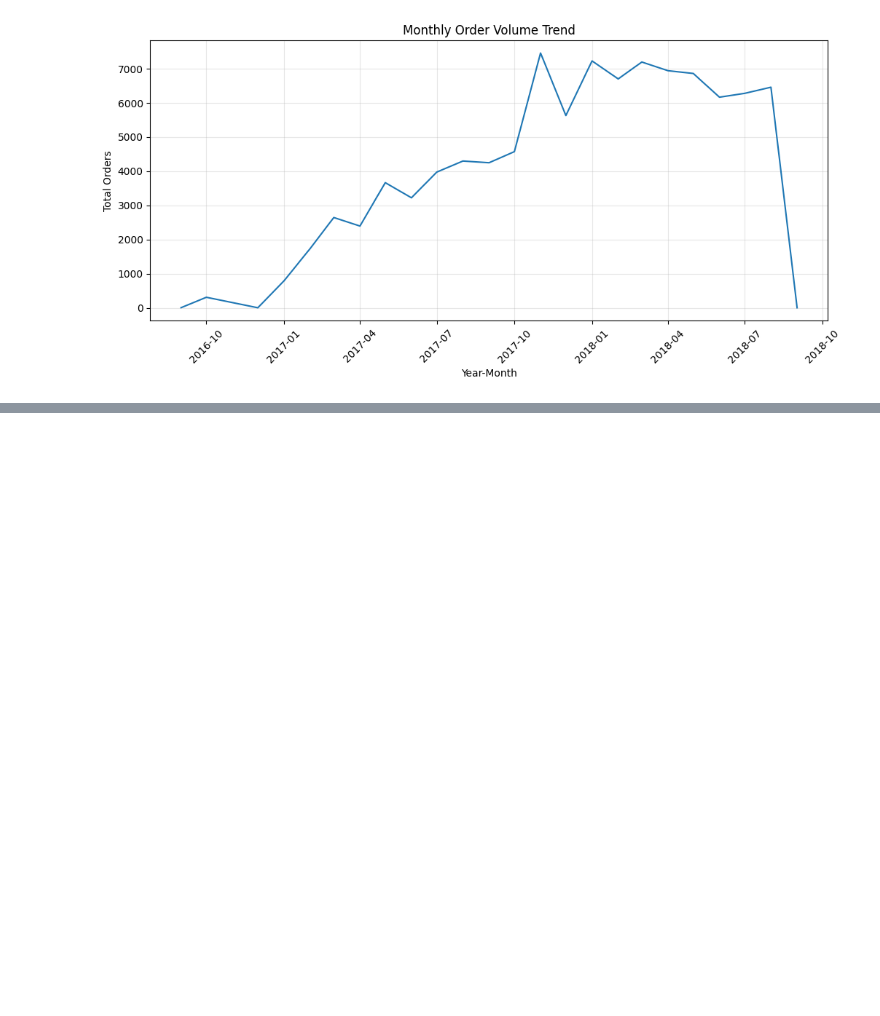
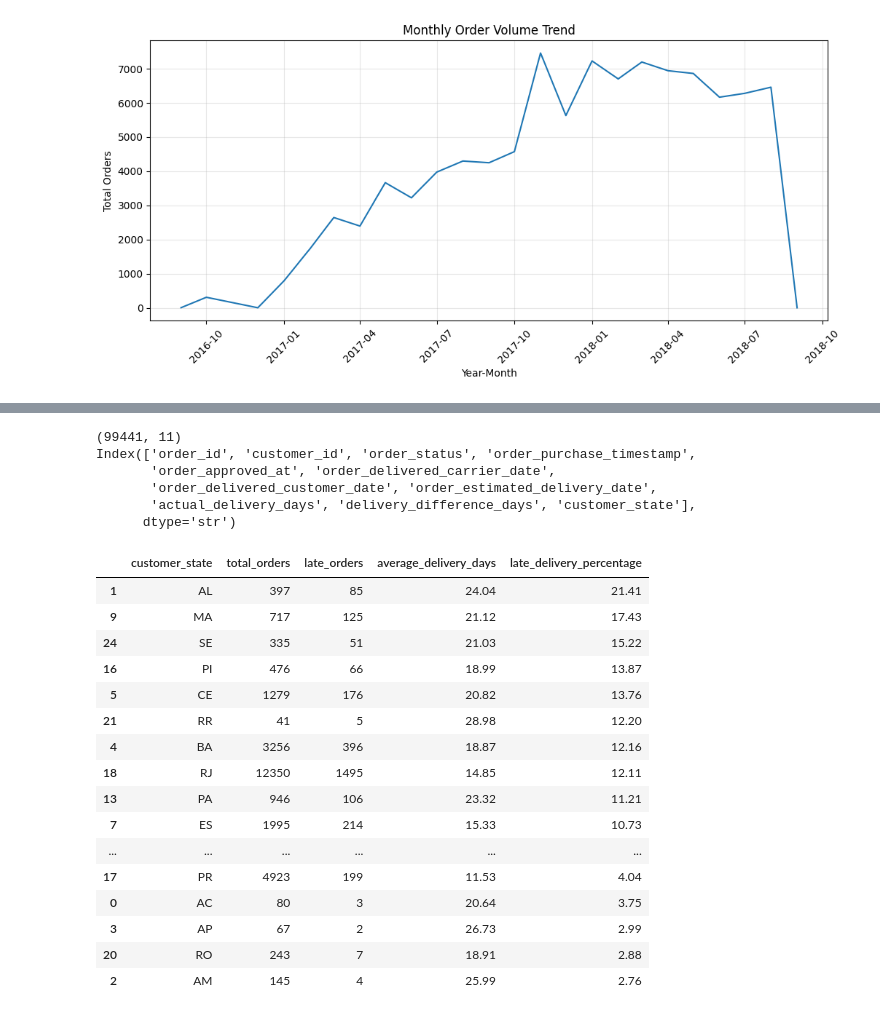
Before and after one commit to NazreenShanavaz/ecommerce-customer-intelligence, a Jupyter notebook: notebooks/03_sales_performance_analysis.ipynb, the cells around one changed output, grey strips where cells are left out. Drawn from its saved outputs; the diff is of its cells as text; code cells hidden in the pictures; blank space fills up the shorter version.

```diff
--- a/notebooks/03_sales_performance_analysis.ipynb
+++ b/notebooks/03_sales_performance_analysis.ipynb
@@ -288,0 +1289,10 @@ plt.show()
+# %%
+print(delivery_state.shape)
+print(delivery_state.columns)
+# %% [output]
+(99441, 11)
+Index(['order_id', 'customer_id', 'order_status', 'order_purchase_timestamp',
+       'order_approved_at', 'order_delivered_carrier_date',
+       'order_delivered_customer_date', 'order_estimated_delivery_date',
+       'actual_delivery_days', 'delivery_difference_days', 'customer_state'],
+      dtype='str')
@@ -288,0 +1303,44 @@ plt.show()
+# %%
+delivered_orders = delivery_state[
+    (delivery_state['order_status'] == 'delivered') &
+    (delivery_state['delivery_difference_days'].notna())
+]
+# %%
+delivery_by_state = (
+    delivered_orders
+    .groupby('customer_state')
+    .agg(
+        total_orders=('order_id', 'nunique'),
+        late_orders=('is_late', 'sum'),
+        average_delivery_days=('actual_delivery_days', 'mean')
+    )
+    .reset_index()
+)
+# %%
+delivery_by_state['late_delivery_percentage'] = (
+    delivery_by_state['late_orders'] /
+    delivery_by_state['total_orders'] * 100
+)
+# %%
+delivery_by_state.sort_values(
+    by='late_delivery_percentage',
+    ascending=False
+).round(2)
+# %% [output]
+|  | customer_state | total_orders | late_orders | average_delivery_days | late_delivery_percentage |
+| 1 | AL | 397 | 85 | 24.04 | 21.41 |
+| 9 | MA | 717 | 125 | 21.12 | 17.43 |
+| 24 | SE | 335 | 51 | 21.03 | 15.22 |
+| 16 | PI | 476 | 66 | 18.99 | 13.87 |
+| 5 | CE | 1279 | 176 | 20.82 | 13.76 |
+| 21 | RR | 41 | 5 | 28.98 | 12.20 |
+| 4 | BA | 3256 | 396 | 18.87 | 12.16 |
+| 18 | RJ | 12350 | 1495 | 14.85 | 12.11 |
+| 13 | PA | 946 | 106 | 23.32 | 11.21 |
+| 7 | ES | 1995 | 214 | 15.33 | 10.73 |
+| ... | ... | ... | ... | ... | ... |
+| 17 | PR | 4923 | 199 | 11.53 | 4.04 |
+| 0 | AC | 80 | 3 | 20.64 | 3.75 |
+| 3 | AP | 67 | 2 | 26.73 | 2.99 |
+| 20 | RO | 243 | 7 | 18.91 | 2.88 |
+| 2 | AM | 145 | 4 | 25.99 | 2.76 |
```
Also changed, not shown: parts of 88 cells of this notebook.
